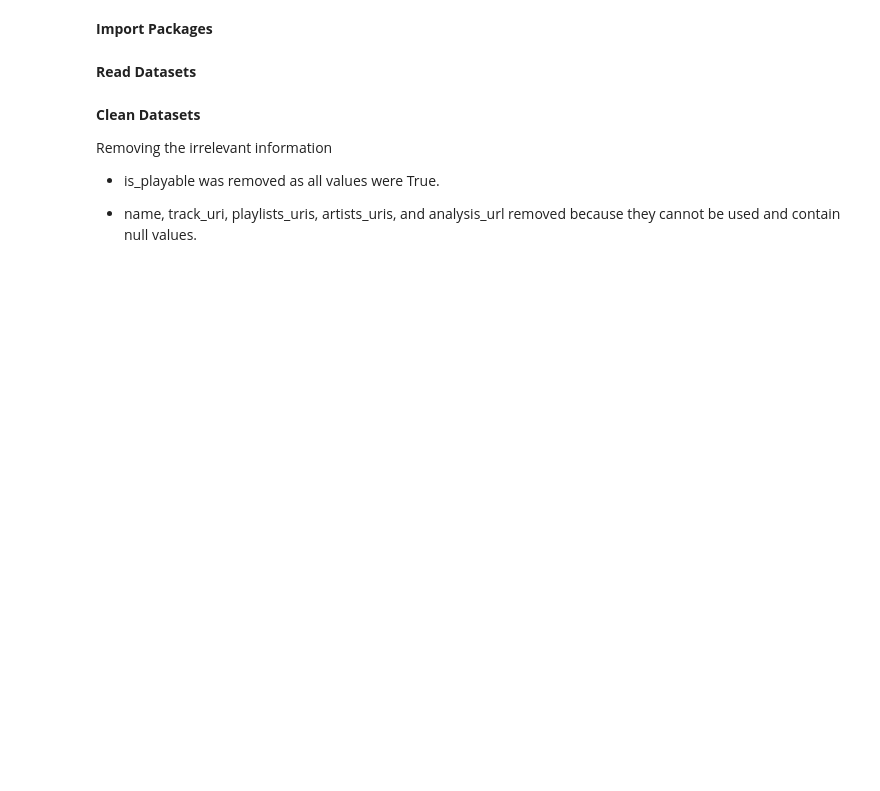
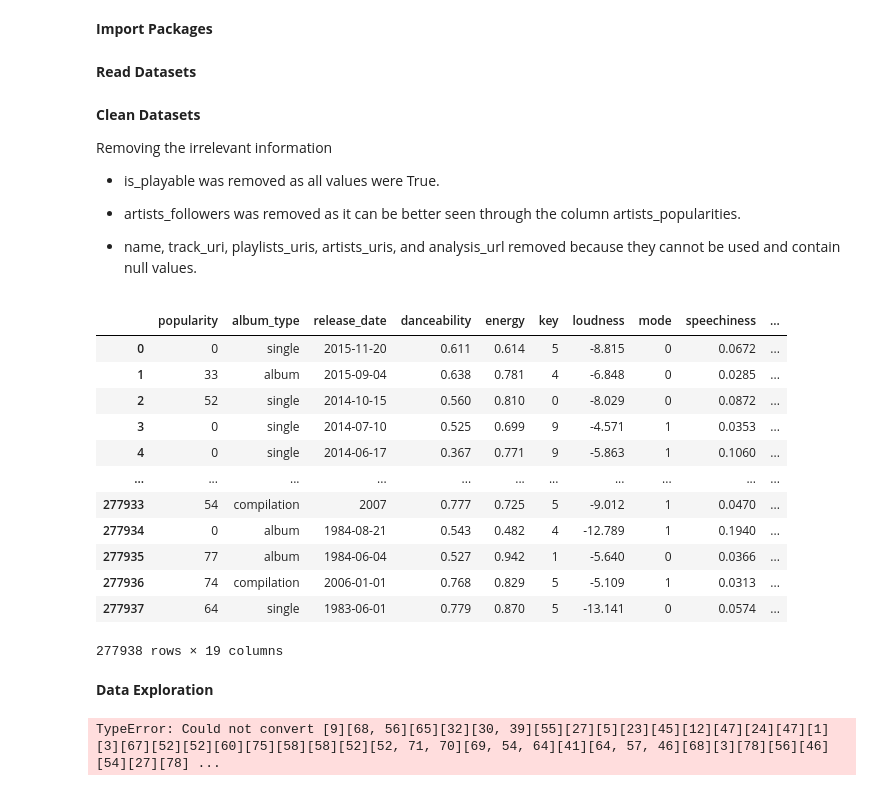
Before and after one commit to paidvbux/ML-Midterm, a Jupyter notebook: Midterm.ipynb, the cells around one changed output. Saved outputs shown, nothing was run; the diff lists cells and outputs as text; code cells hidden in the pictures; blank space fills up the shorter version.

```diff
--- a/Midterm.ipynb
+++ b/Midterm.ipynb
@@ -16,6 +16,29 @@ Removing the irrelevant information
 
 - is_playable was removed as all values were True.
 
+- artists_followers was removed as it can be better seen through the column artists_popularities.
+
 - name, track_uri, playlists_uris, artists_uris, and analysis_url removed because they cannot be used and contain null values.
-# %%
-dfMain.drop(columns = ['is_playable', 'track_uri', 'name', 'artists_names', 'artists_uris', 'playlist_uris', 'analysis_url'], inplace = True)
+# %%
+dfMain.drop(columns = ['is_playable', 'track_uri', 'name', 'artists_names', 'artists_uris', 'playlist_uris', 'analysis_url', 'artists_followers'], inplace = True)
+# %% [output]
+|  | popularity | album_type | release_date | danceability | energy | key | loudness | mode | speechiness | ... |
+| 0 | 0 | single | 2015-11-20 | 0.611 | 0.614 | 5 | -8.815 | 0 | 0.0672 | ... |
+| 1 | 33 | album | 2015-09-04 | 0.638 | 0.781 | 4 | -6.848 | 0 | 0.0285 | ... |
+| 2 | 52 | single | 2014-10-15 | 0.560 | 0.810 | 0 | -8.029 | 0 | 0.0872 | ... |
+| 3 | 0 | single | 2014-07-10 | 0.525 | 0.699 | 9 | -4.571 | 1 | 0.0353 | ... |
+| 4 | 0 | single | 2014-06-17 | 0.367 | 0.771 | 9 | -5.863 | 1 | 0.1060 | ... |
+| ... | ... | ... | ... | ... | ... | ... | ... | ... | ... | ... |
+| 277933 | 54 | compilation | 2007 | 0.777 | 0.725 | 5 | -9.012 | 1 | 0.0470 | ... |
+| 277934 | 0 | album | 1984-08-21 | 0.543 | 0.482 | 4 | -12.789 | 1 | 0.1940 | ... |
+| 277935 | 77 | album | 1984-06-04 | 0.527 | 0.942 | 1 | -5.640 | 0 | 0.0366 | ... |
+| 277936 | 74 | compilation | 2006-01-01 | 0.768 | 0.829 | 5 | -5.109 | 1 | 0.0313 | ... |
+| 277937 | 64 | single | 1983-06-01 | 0.779 | 0.870 | 5 | -13.141 | 0 | 0.0574 | ... |
+277938 rows × 19 columns
+# %% [markdown]
+**Data Exploration**
+# %%
+dfCorr = dfMain.drop(columns = ['album_type'])
+dfCorr['artists_popularities'] = dfCorr['artists_popularities'].mean()
+# %% [output]
+TypeError: Could not convert [9][68, 56][65][32][30, 39][55][27][5][23][45][12][47][24][47][1][3][67][52][52][60][75][58][58][52][52, 71, 70][69, 54, 64][41][64, 57, 46][68][3][78][56][46][54][27][78] ...
```
